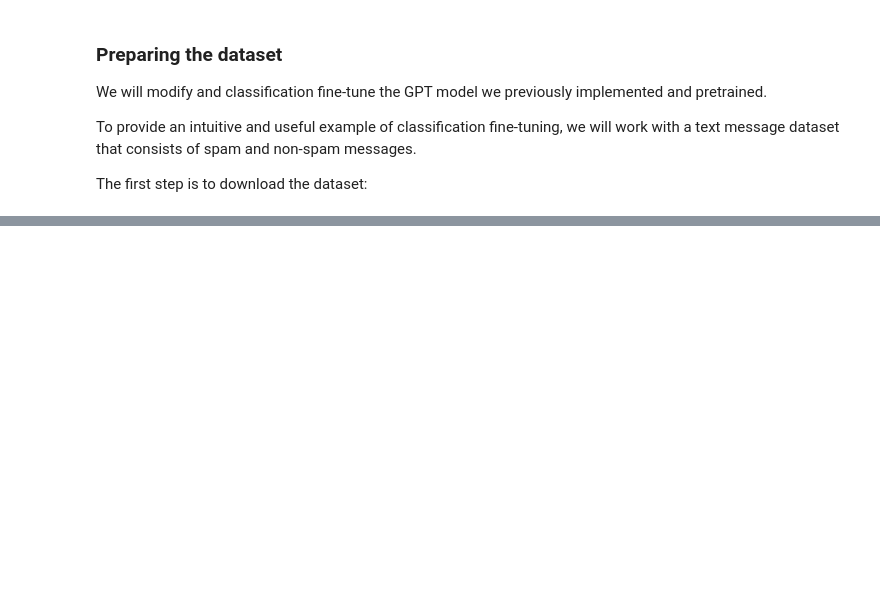
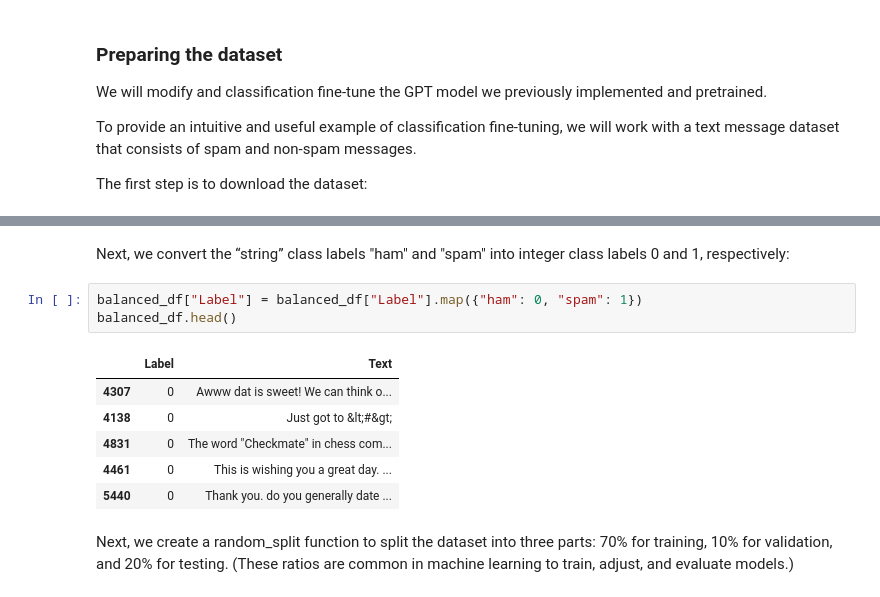
Before and after one commit to DeepSigma-LLC/Python.DeepSigma.LLM, a Jupyter notebook: src/5_LLM-FineTuningForClassification.ipynb, the cells around one changed output, grey strips where cells are left out. Drawn from its saved outputs; the diff is of its cells as text; blank space fills up the shorter version.

```diff
--- a/src/5_LLM-FineTuningForClassification.ipynb
+++ b/src/5_LLM-FineTuningForClassification.ipynb
@@ -59,0 +118,14 @@ df
+# %% [markdown]
+Next, we convert the “string” class labels "ham" and "spam" into integer class labels 0 and 1, respectively:
+# %%
+balanced_df["Label"] = balanced_df["Label"].map({"ham": 0, "spam": 1})
+balanced_df.head()
+# %% [output]
+|  | Label | Text |
+| 4307 | 0 | Awww dat is sweet! We can think o... |
+| 4138 | 0 | Just got to &lt;#&gt; |
+| 4831 | 0 | The word "Checkmate" in chess com... |
+| 4461 | 0 | This is wishing you a great day. ... |
+| 5440 | 0 | Thank you. do you generally date ... |
+# %% [markdown]
+Next, we create a random_split function to split the dataset into three parts: 70% for training, 10% for validation, and 20% for testing. (These ratios are common in machine learning to train, adjust, and evaluate models.)
```
Also changed, not shown: parts of 51 cells of this notebook, 5 other files.
